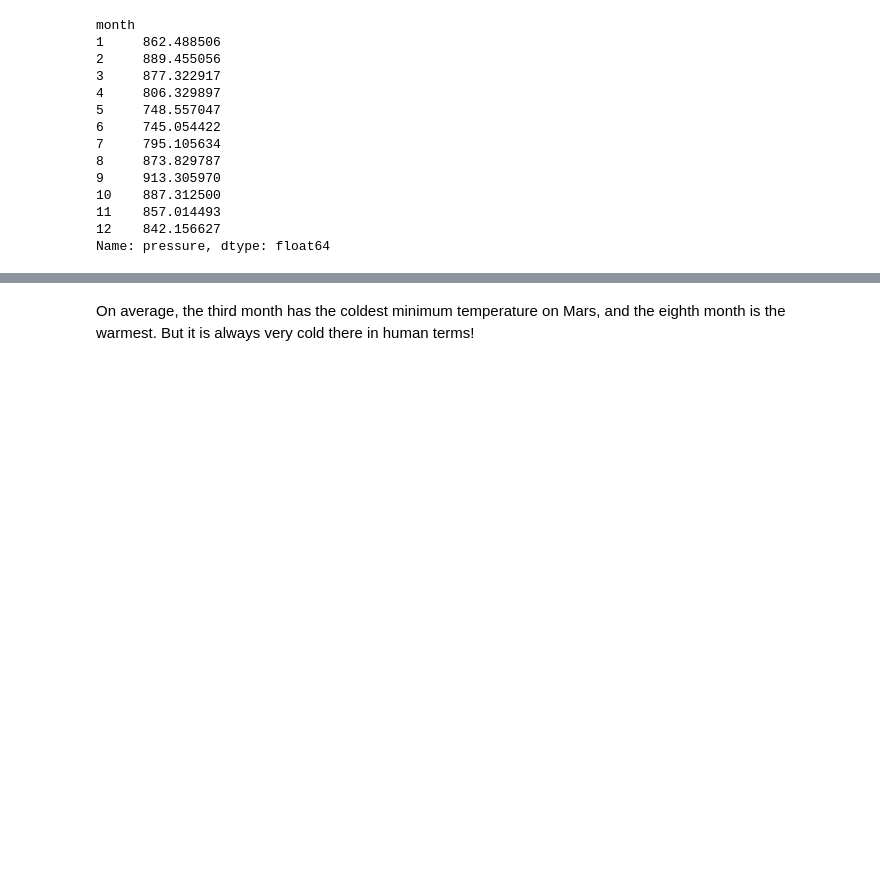
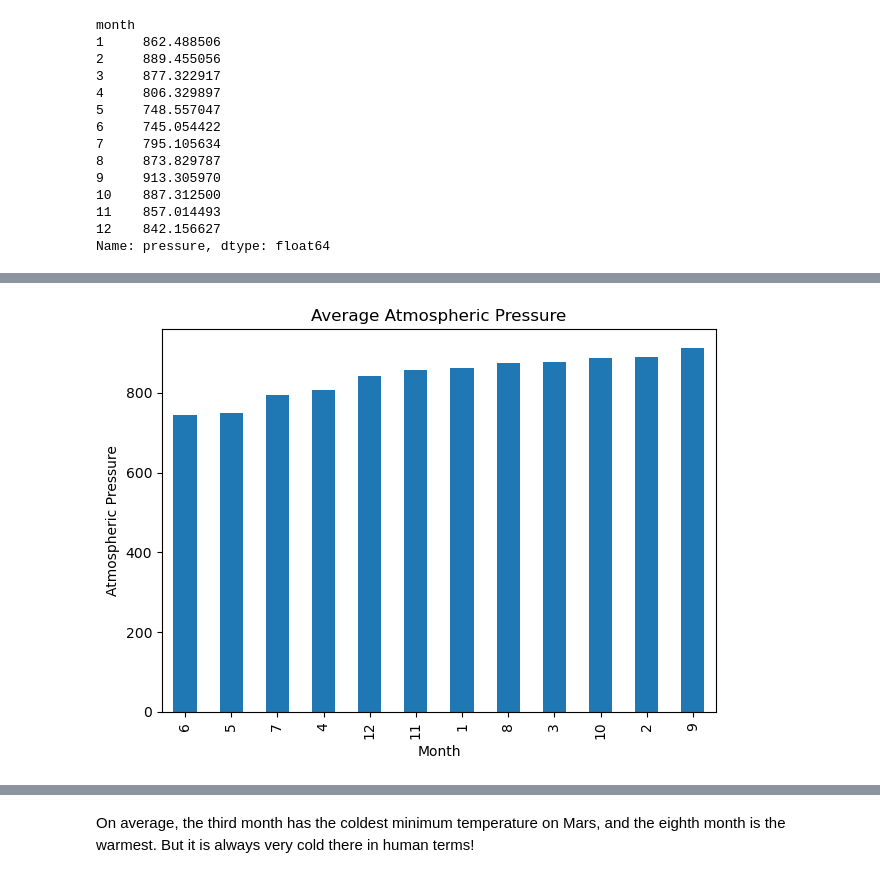
Before and after one commit to r-ellis-porter/data-collection-challenge, a Jupyter notebook: part_2_mars_weather.ipynb, the cells around one changed output, grey strips where cells are left out. Cells and saved outputs as stored; diff of their text form; code cells hidden in the pictures; blank space fills up the shorter version.

```diff
--- a/part_2_mars_weather.ipynb
+++ b/part_2_mars_weather.ipynb
@@ -168,5 +190,7 @@ Name: min_temp, dtype: float64
 # %%
 # 4. Average pressure by Martian month
+avg_monthly_pressure = df.groupby('month').pressure.mean()
+avg_monthly_pressure
 # %% [output]
 month
 1     862.488506
@@ -189,2 +209,13 @@ Name: pressure, dtype: float64
+# %%
+# Plot the average pressure by month
+avg_monthly_pressure.sort_values().\
+    plot(kind='bar',
+         xlabel='Month',
+         ylabel='Atmospheric Pressure',
+         title='Average Atmospheric Pressure')
+plt.tight_layout()
+plt.show()
+# %% [output]
+[figure, added]
 # %%
 # 5. How many terrestrial (earth) days are there in a Martian year?
```
Also changed, not shown: parts of 10 cells of this notebook, 1 other file.
